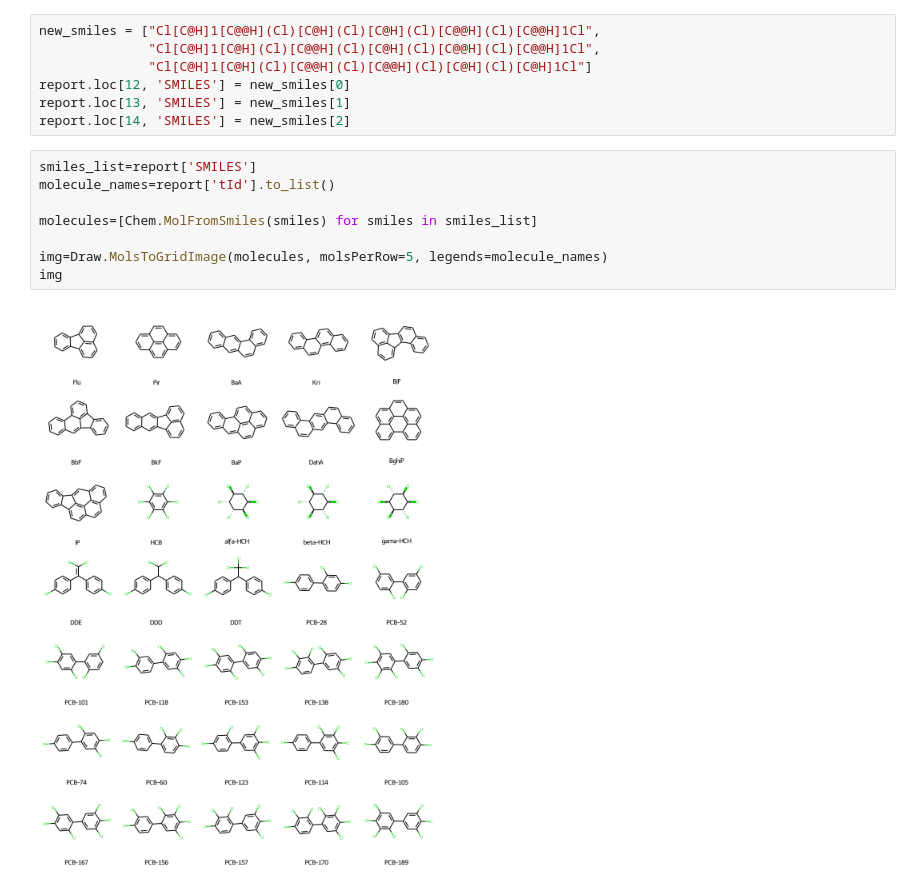
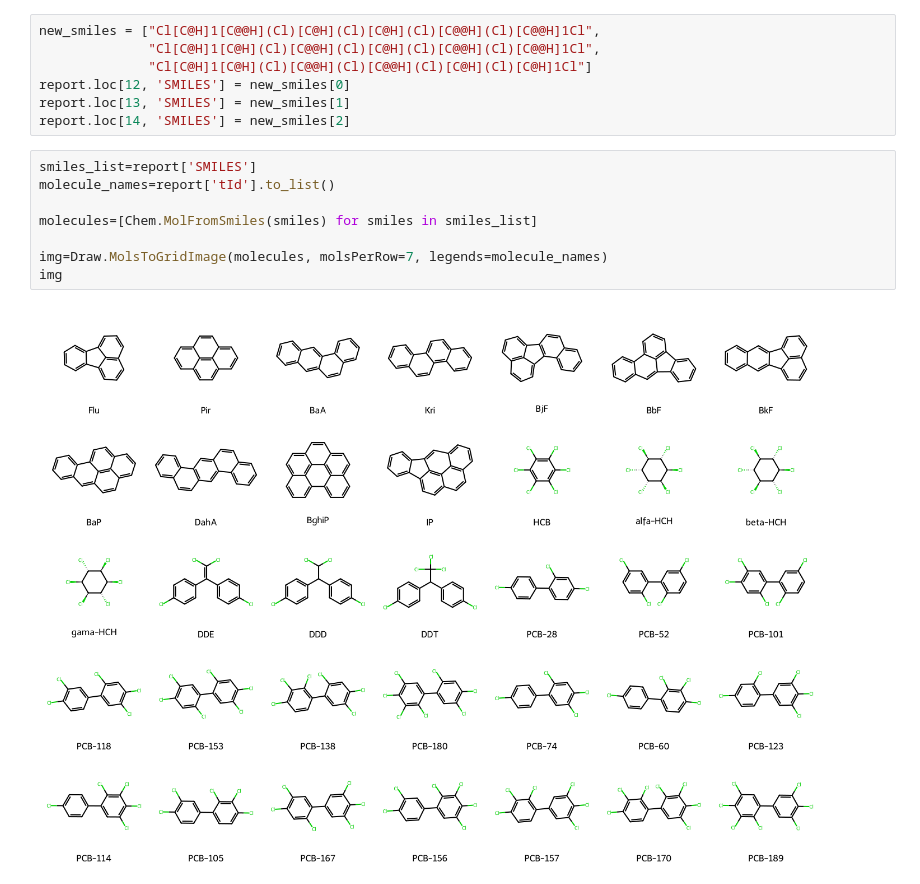
Before and after one commit to IvanaTerzic/Diplomski, a Jupyter notebook: kod/Notebooks/slike_molekula.ipynb, the cells around one changed output. Saved outputs shown, nothing was run; the diff lists cells and outputs as text.

```diff
--- a/kod/Notebooks/slike_molekula.ipynb
+++ b/kod/Notebooks/slike_molekula.ipynb
@@ -23,10 +23,10 @@ report.loc[14, 'SMILES'] = new_smiles[2]
 # %%
 smiles_list=report['SMILES']
 molecule_names=report['tId'].to_list()
 
 molecules=[Chem.MolFromSmiles(smiles) for smiles in smiles_list]
 
-img=Draw.MolsToGridImage(molecules, molsPerRow=5, legends=molecule_names)
+img=Draw.MolsToGridImage(molecules, molsPerRow=7, legends=molecule_names)
 img
 # %% [output]
-[figure, old version]
+[figure, new version]
```
Also changed, not shown: parts of 1 cell of this notebook, 44 other files.
